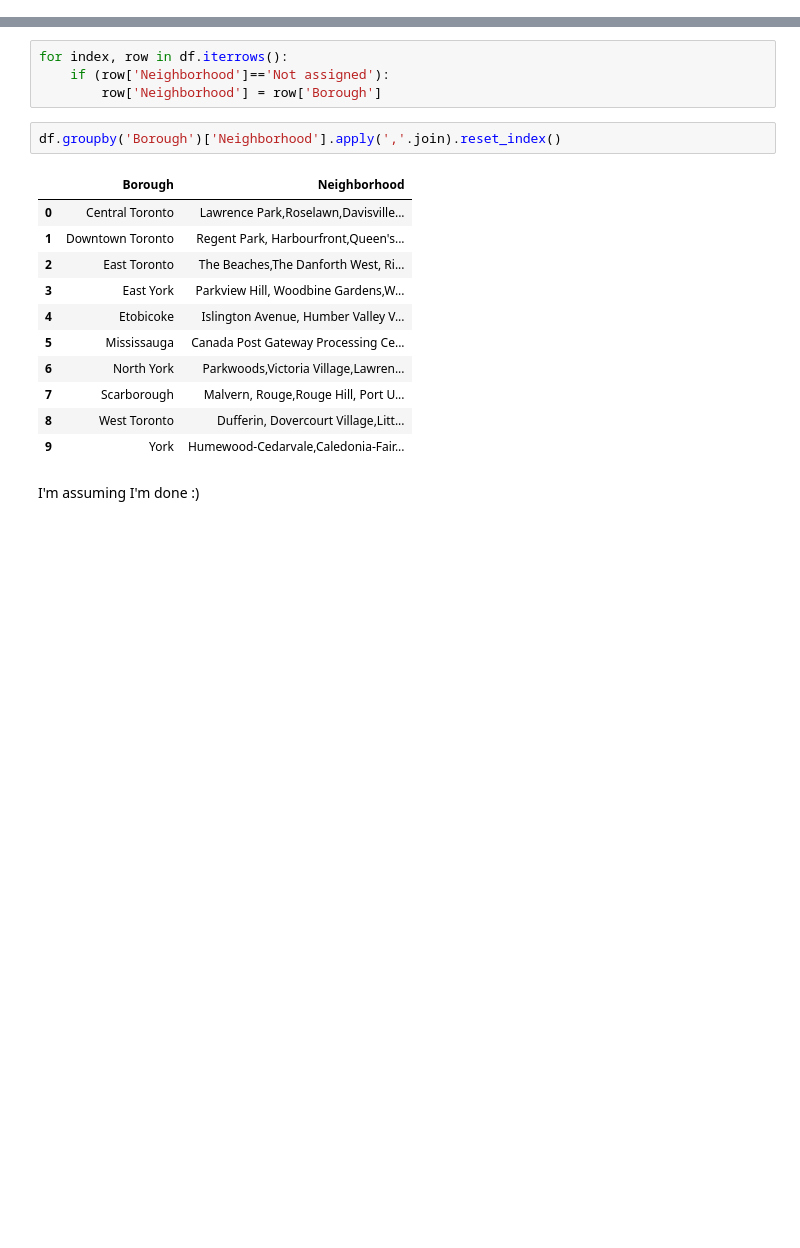
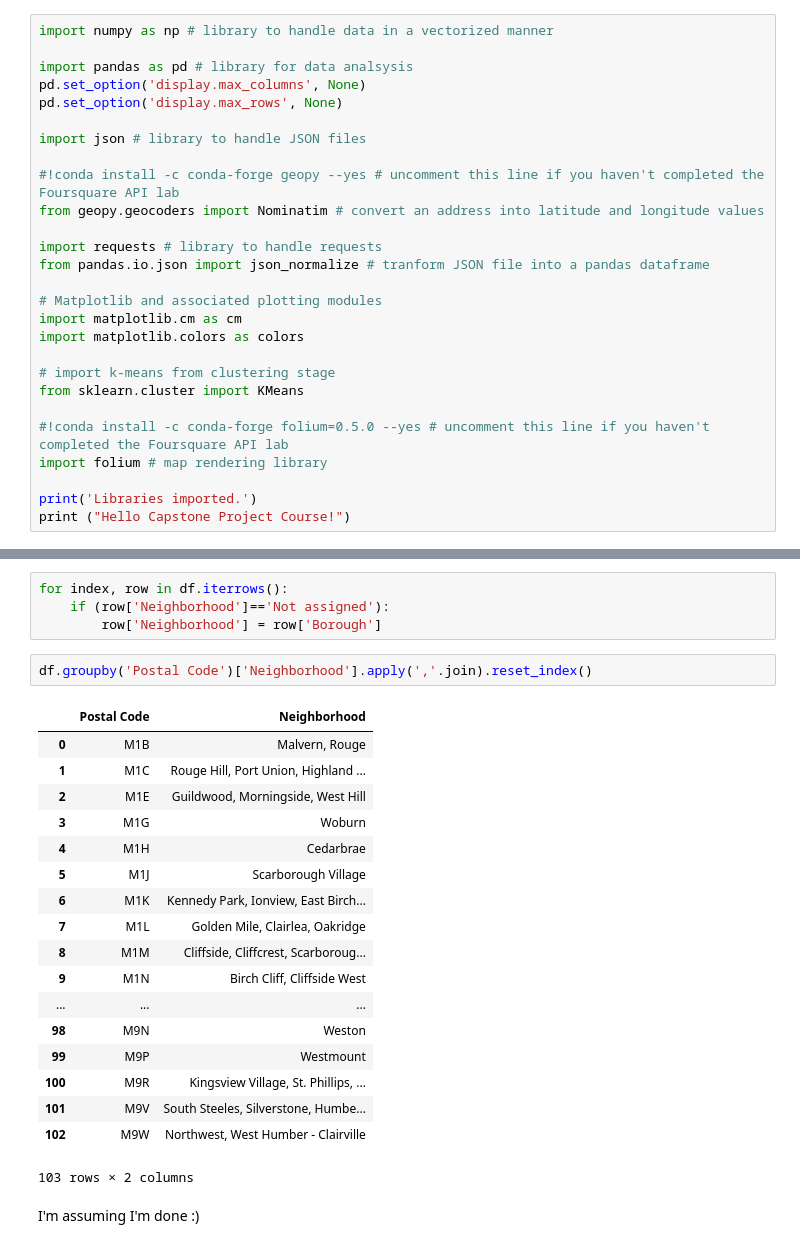
Before and after one commit to Markus-Leonard/Coursera_Capstone, a Jupyter notebook: DataScienceCapstone.ipynb, the cells around one changed output, grey strips where cells are left out. Saved outputs shown, nothing was run; the diff lists cells and outputs as text; blank space fills up the shorter version.

```diff
--- a/DataScienceCapstone.ipynb
+++ b/DataScienceCapstone.ipynb
@@ -8,0 +3,27 @@ Hello Capstone Project Course!
+# %%
+import numpy as np # library to handle data in a vectorized manner
+
+import pandas as pd # library for data analsysis
+pd.set_option('display.max_columns', None)
+pd.set_option('display.max_rows', None)
+
+import json # library to handle JSON files
+
+#!conda install -c conda-forge geopy --yes # uncomment this line if you haven't completed the Foursquare API lab
+from geopy.geocoders import Nominatim # convert an address into latitude and longitude values
+
+import requests # library to handle requests
+from pandas.io.json import json_normalize # tranform JSON file into a pandas dataframe
+
+# Matplotlib and associated plotting modules
+import matplotlib.cm as cm
+import matplotlib.colors as colors
+
+# import k-means from clustering stage
+from sklearn.cluster import KMeans
+
+#!conda install -c conda-forge folium=0.5.0 --yes # uncomment this line if you haven't completed the Foursquare API lab
+import folium # map rendering library
+
+print('Libraries imported.')
+print ("Hello Capstone Project Course!")
@@ -50,19 +74,26 @@ for index, row in df.iterrows():
     if (row['Neighborhood']=='Not assigned'):
         row['Neighborhood'] = row['Borough']
 # %%
-df.groupby('Borough')['Neighborhood'].apply(','.join).reset_index()
+df.groupby('Postal Code')['Neighborhood'].apply(','.join).reset_index()
 # %% [output]
-|  | Borough | Neighborhood |
-| 0 | Central Toronto | Lawrence Park,Roselawn,Davisville... |
-| 1 | Downtown Toronto | Regent Park, Harbourfront,Queen's... |
-| 2 | East Toronto | The Beaches,The Danforth West, Ri... |
-| 3 | East York | Parkview Hill, Woodbine Gardens,W... |
-| 4 | Etobicoke | Islington Avenue, Humber Valley V... |
-| 5 | Mississauga | Canada Post Gateway Processing Ce... |
-| 6 | North York | Parkwoods,Victoria Village,Lawren... |
-| 7 | Scarborough | Malvern, Rouge,Rouge Hill, Port U... |
-| 8 | West Toronto | Dufferin, Dovercourt Village,Litt... |
-| 9 | York | Humewood-Cedarvale,Caledonia-Fair... |
+|  | Postal Code | Neighborhood |
+| 0 | M1B | Malvern, Rouge |
+| 1 | M1C | Rouge Hill, Port Union, Highland ... |
+| 2 | M1E | Guildwood, Morningside, West Hill |
+| 3 | M1G | Woburn |
+| 4 | M1H | Cedarbrae |
+| 5 | M1J | Scarborough Village |
+| 6 | M1K | Kennedy Park, Ionview, East Birch... |
+| 7 | M1L | Golden Mile, Clairlea, Oakridge |
+| 8 | M1M | Cliffside, Cliffcrest, Scarboroug... |
+| 9 | M1N | Birch Cliff, Cliffside West |
+| ... | ... | ... |
+| 98 | M9N | Weston |
+| 99 | M9P | Westmount |
+| 100 | M9R | Kingsview Village, St. Phillips, ... |
+| 101 | M9V | South Steeles, Silverstone, Humbe... |
+| 102 | M9W | Northwest, West Humber - Clairville |
+103 rows × 2 columns
 # %% [markdown]
 I'm assuming I'm done :)
 # %%
```
Also changed, not shown: parts of 20 cells of this notebook.
